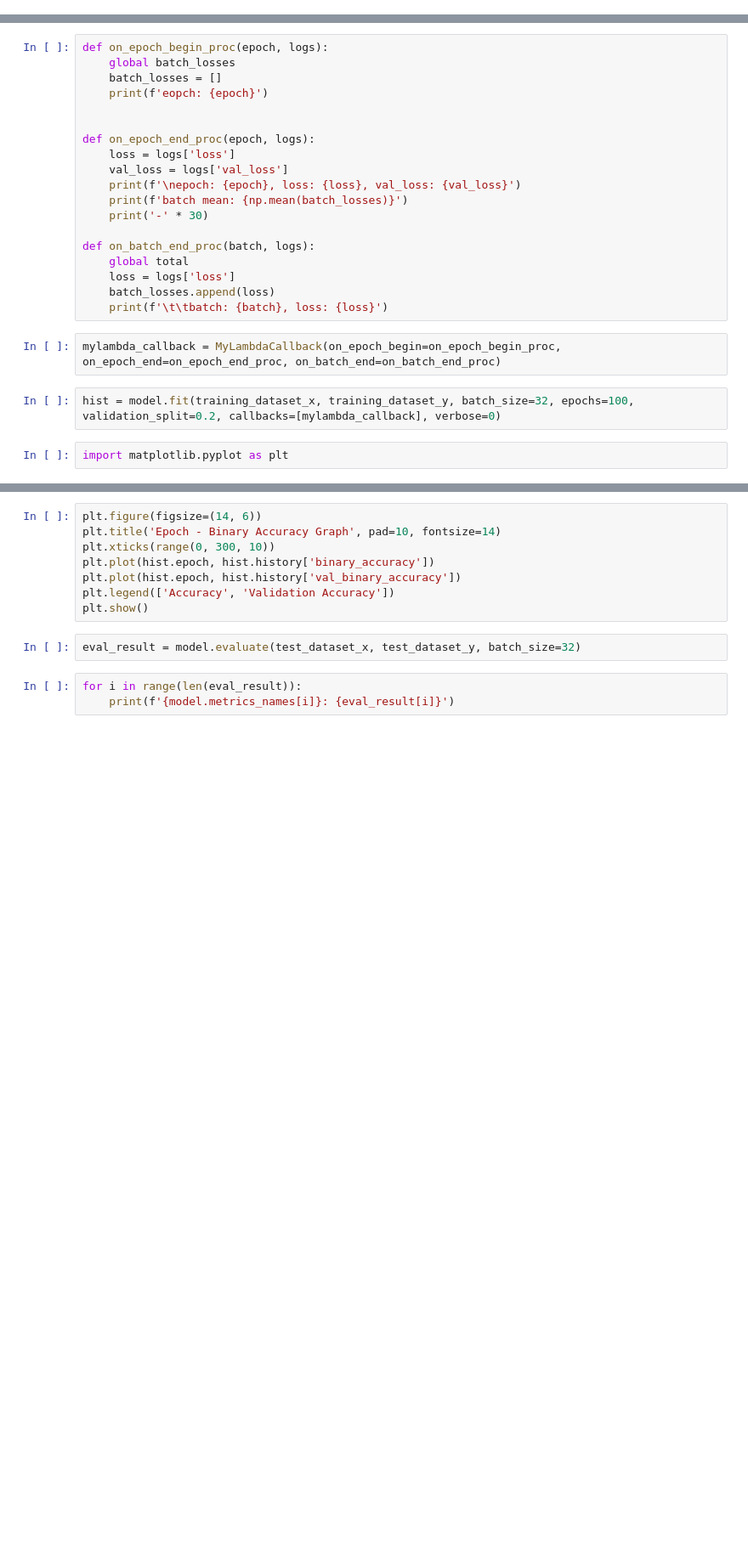
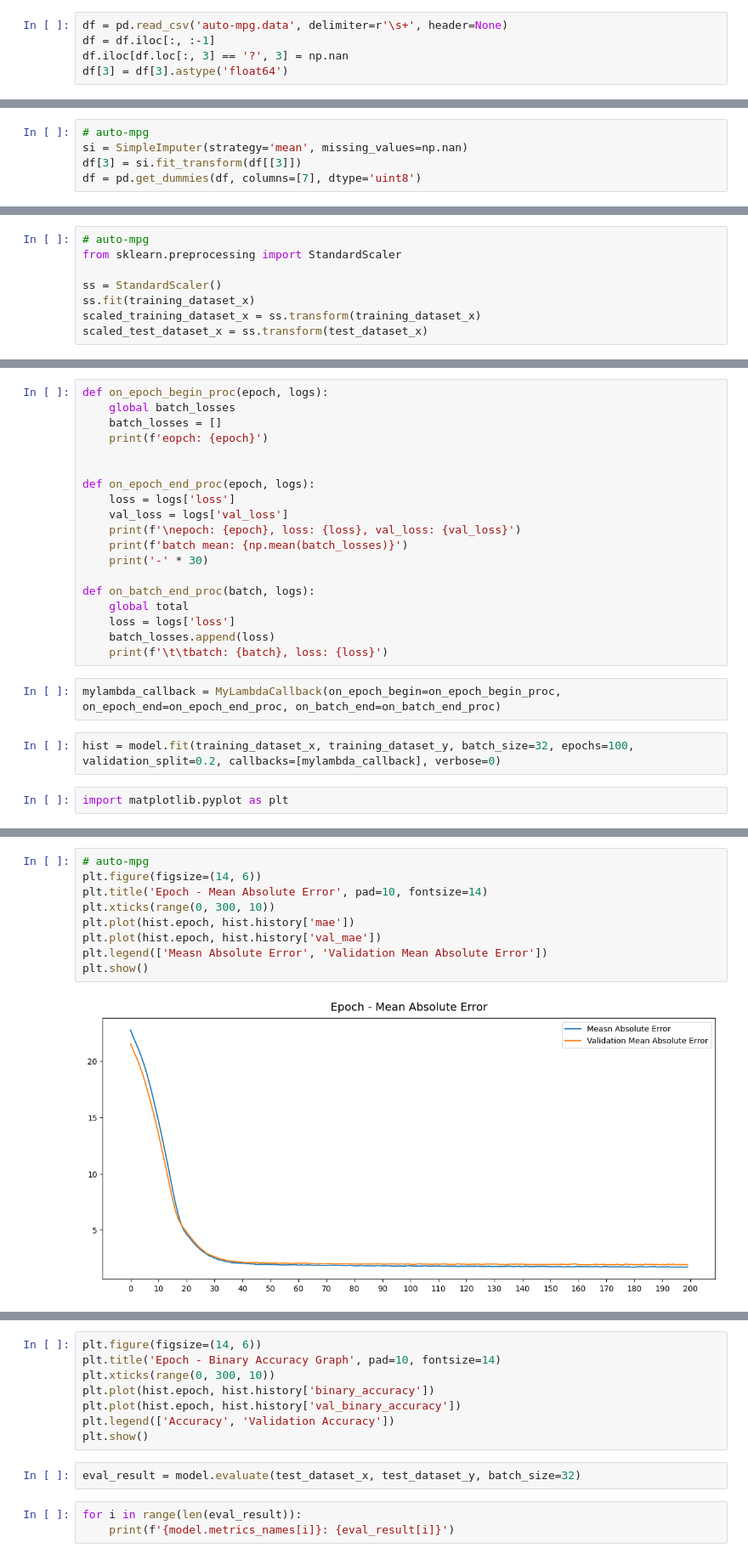
Before and after one commit to Fatih-stack/AI---Machine-Learning, a Jupyter notebook: neural_networks_model_training.ipynb, the cells around one changed output, grey strips where cells are left out. Shown at 85% size. Saved outputs shown, nothing was run; the diff lists cells and outputs as text; blank space fills up the shorter version.

Commit message:
Add auto-mpg prediction

```diff
--- a/neural_networks_model_training.ipynb
+++ b/neural_networks_model_training.ipynb
@@ -3,7 +4,17 @@ import pandas as pd
 # %%
 df = pd.read_csv('diabetes.csv')
+# %%
+df = pd.read_csv('auto-mpg.data', delimiter=r'\s+', header=None)
+df = df.iloc[:, :-1]
+df.iloc[df.loc[:, 3] == '?', 3] = np.nan
+df[3] = df[3].astype('float64')
 # %%
 from sklearn.impute import SimpleImputer
+# %%
+# auto-mpg
+si = SimpleImputer(strategy='mean', missing_values=np.nan)
+df[3] = si.fit_transform(df[[3]])
+df = pd.get_dummies(df, columns=[7], dtype='uint8')
 # %%
 si = SimpleImputer(strategy='mean', missing_values=0)
 # %%
@@ -18,6 +33,14 @@ dataset_y = dataset[:, -1]
 from sklearn.model_selection import train_test_split
 # %%
 training_dataset_x, test_dataset_x, training_dataset_y, test_dataset_y = train_test_split(dataset_x, dataset_y, test_size=0.2)
+# %%
+# auto-mpg
+from sklearn.preprocessing import StandardScaler
+
+ss = StandardScaler()
+ss.fit(training_dataset_x)
+scaled_training_dataset_x = ss.transform(training_dataset_x)
+scaled_test_dataset_x = ss.transform(test_dataset_x)
 # %%
 from tensorflow.keras.callbacks import Callback
 # %%
@@ -129,0 +198,11 @@ plt.show()
+# %%
+# auto-mpg
+plt.figure(figsize=(14, 6))
+plt.title('Epoch - Mean Absolute Error', pad=10, fontsize=14)
+plt.xticks(range(0, 300, 10))
+plt.plot(hist.epoch, hist.history['mae'])
+plt.plot(hist.epoch, hist.history['val_mae'])
+plt.legend(['Measn Absolute Error', 'Validation Mean Absolute Error'])
+plt.show()
+# %% [output]
+[figure, added]
```
Also changed, not shown: parts of 8 cells of this notebook, 3 other files.
